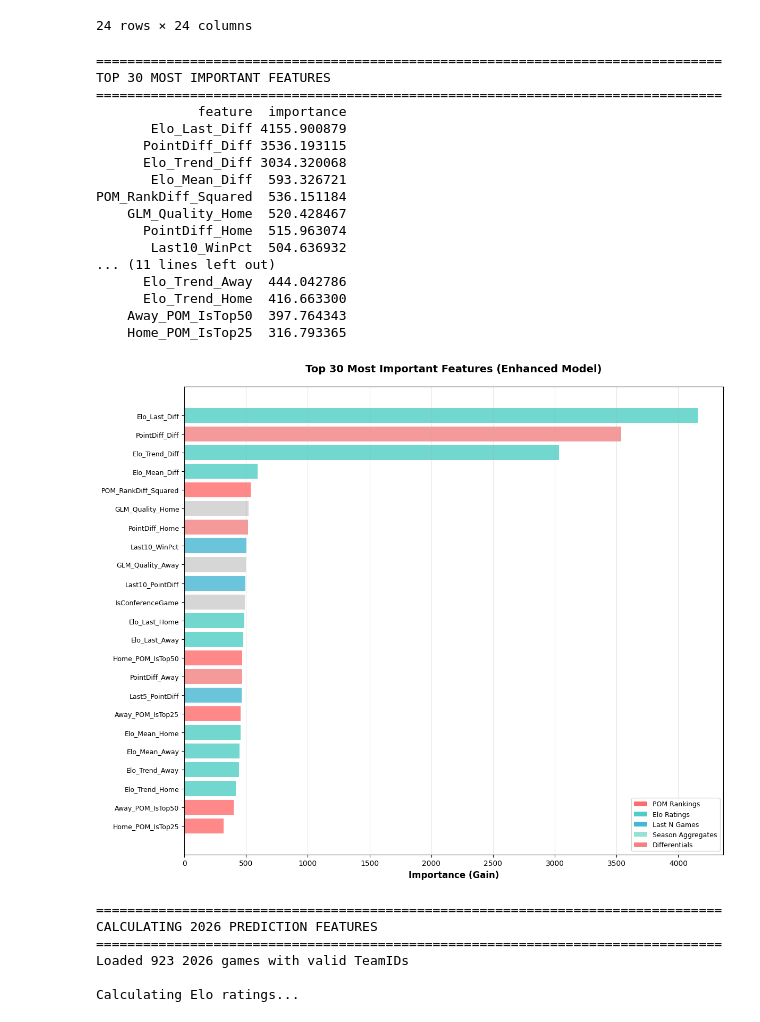
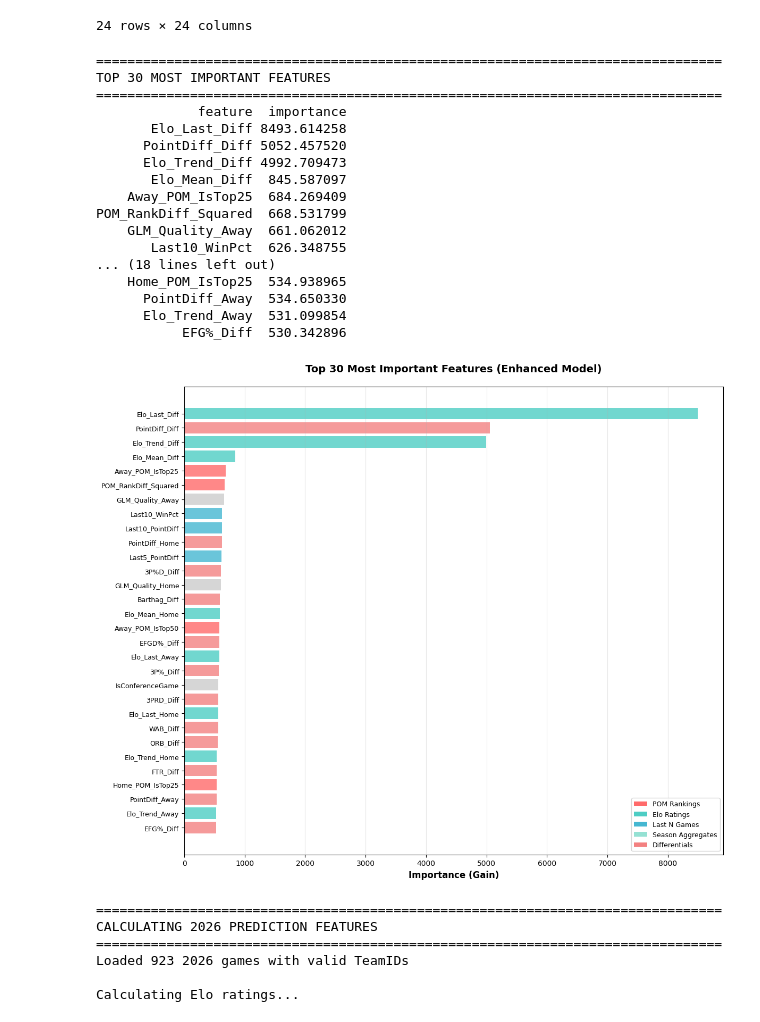
Before and after one commit to isaacvm98/go_duke_triangle_comp, a Jupyter notebook: acc_model.ipynb, the cells around one changed output. Drawn from its saved outputs; the diff is of its cells as text; code cells hidden in the pictures.

Commit message:
added torvik to model

```diff
--- a/acc_model.ipynb
+++ b/acc_model.ipynb
@@ -1991,3 +2021,36 @@ torvik_24.merge(spellings,on='norm').drop_duplicates()
+# %%
+# 2. Sort is MANDATORY for asof
+df_model_clean = df_model_clean.sort_values('DayNum')
+torvik = torvik.sort_values('DayNum')
+
+# --- HOME TEAM MERGE ---
+df_final = pd.merge_asof(
+    df_model_clean,
+    torvik[stats_columns + ['TeamID', 'DayNum', 'Season']].rename(columns={'TeamID': 'HomeTeamID'}).dropna(),
+    on='DayNum',
+    by=['Season', 'HomeTeamID'],
+    direction='backward'
+).rename(columns={col: f'Home_{col}' for col in stats_columns})
+
+# --- AWAY TEAM MERGE ---
+# We do the same, but rename the torvik TeamID to match AwayTeamID
+df_final = pd.merge_asof(
+    df_final,
+    torvik[stats_columns + ['TeamID', 'DayNum', 'Season']].rename(columns={'TeamID': 'AwayTeamID'}).dropna(),
+    on='DayNum',
+    by=['Season', 'AwayTeamID'],
+    direction='backward'
+).rename(columns={col: f'Away_{col}' for col in stats_columns})
+# %%
+df_final = df_final.sort_values(['Season','DayNum'])
+# %%
+for metric in stats_columns:
+    home_col = f'Home_{metric}'
+    away_col = f'Away_{metric}'
+
+    if home_col in df_final.columns and away_col in df_final.columns:
+        # Calculate Home - Away
+        df_final[f'{metric}_Diff'] = df_final[home_col] - df_final[away_col]
 # %%
 df_model_clean_no_neutral = df_model_clean[df_model_clean['IsNeutral']==0]
 def prepare_acc_focused_splits(df_model_clean, feature_cols,
@@ -2139,0 +2203,2 @@ Test MAE:  8.491
+# %%
+features =  core_features + [f'{i}_Diff' for i in stats_columns]
@@ -2252,26 +2495,26 @@ df_model_clean[core_features].corr()
 | IsConferenceGame | -0.252642 | -0.006373 | -0.335034 | NaN | -0.422110 | 0.017581 | 0.535044 | ... |
 24 rows × 24 columns
 # %%
-importance_df = plot_enhanced_feature_importance(acc_model, core_features, top_n=30)
+importance_df = plot_enhanced_feature_importance(acc_model, features, top_n=30)
 # %% [output]
 ================================================================================
 TOP 30 MOST IMPORTANT FEATURES
 ================================================================================
              feature  importance
-       Elo_Last_Diff 4155.900879
-      PointDiff_Diff 3536.193115
-      Elo_Trend_Diff 3034.320068
-       Elo_Mean_Diff  593.326721
-POM_RankDiff_Squared  536.151184
-    GLM_Quality_Home  520.428467
-      PointDiff_Home  515.963074
-       Last10_WinPct  504.636932
-... (11 lines left out)
-      Elo_Trend_Away  444.042786
-      Elo_Trend_Home  416.663300
-    Away_POM_IsTop50  397.764343
-    Home_POM_IsTop25  316.793365
+       Elo_Last_Diff 8493.614258
+      PointDiff_Diff 5052.457520
+      Elo_Trend_Diff 4992.709473
+       Elo_Mean_Diff  845.587097
+    Away_POM_IsTop25  684.269409
+POM_RankDiff_Squared  668.531799
+    GLM_Quality_Away  661.062012
+       Last10_WinPct  626.348755
+... (18 lines left out)
+    Home_POM_IsTop25  534.938965
+      PointDiff_Away  534.650330
+      Elo_Trend_Away  531.099854
+           EFG%_Diff  530.342896
-[figure, old version]
+[figure, new version]
 # %%
 season_2026 = pd.read_csv('data/team_box_26.csv')
 # %%
```
Also changed, not shown: parts of 16 cells of this notebook.
